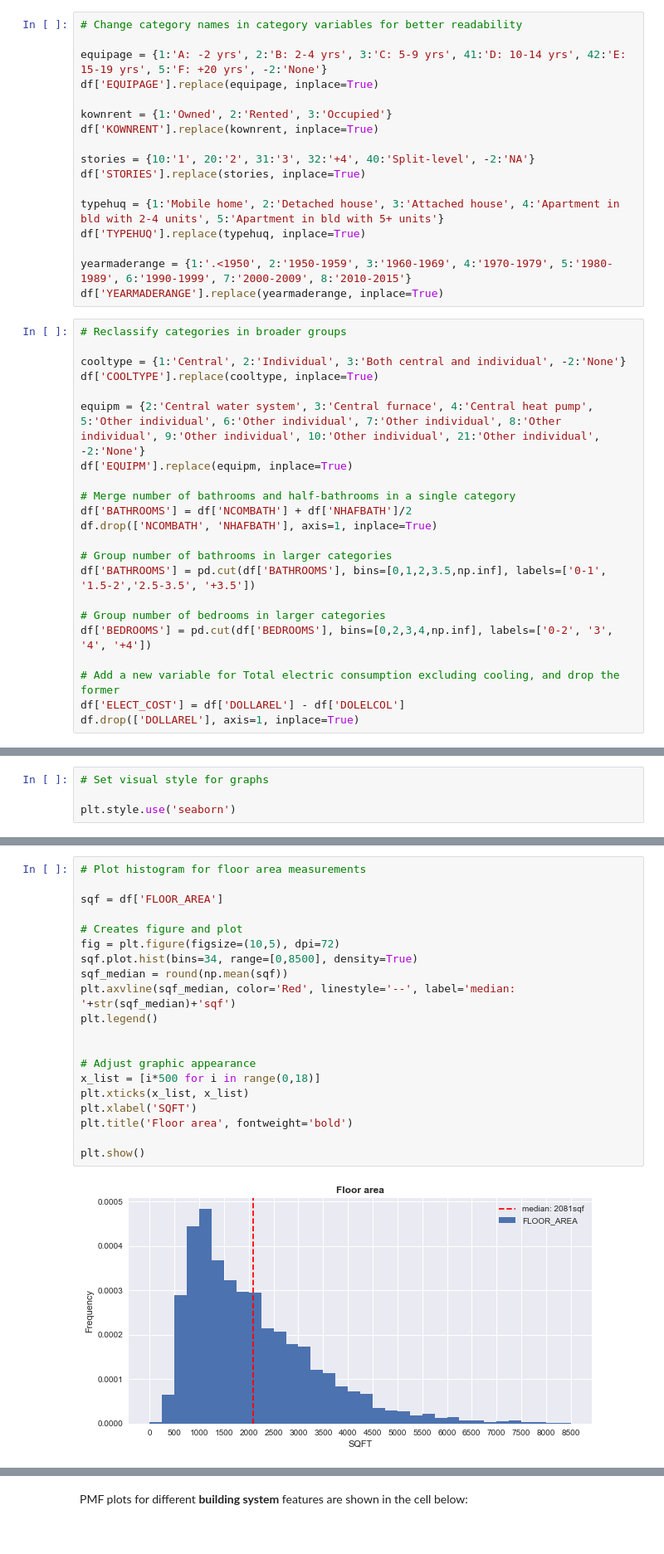
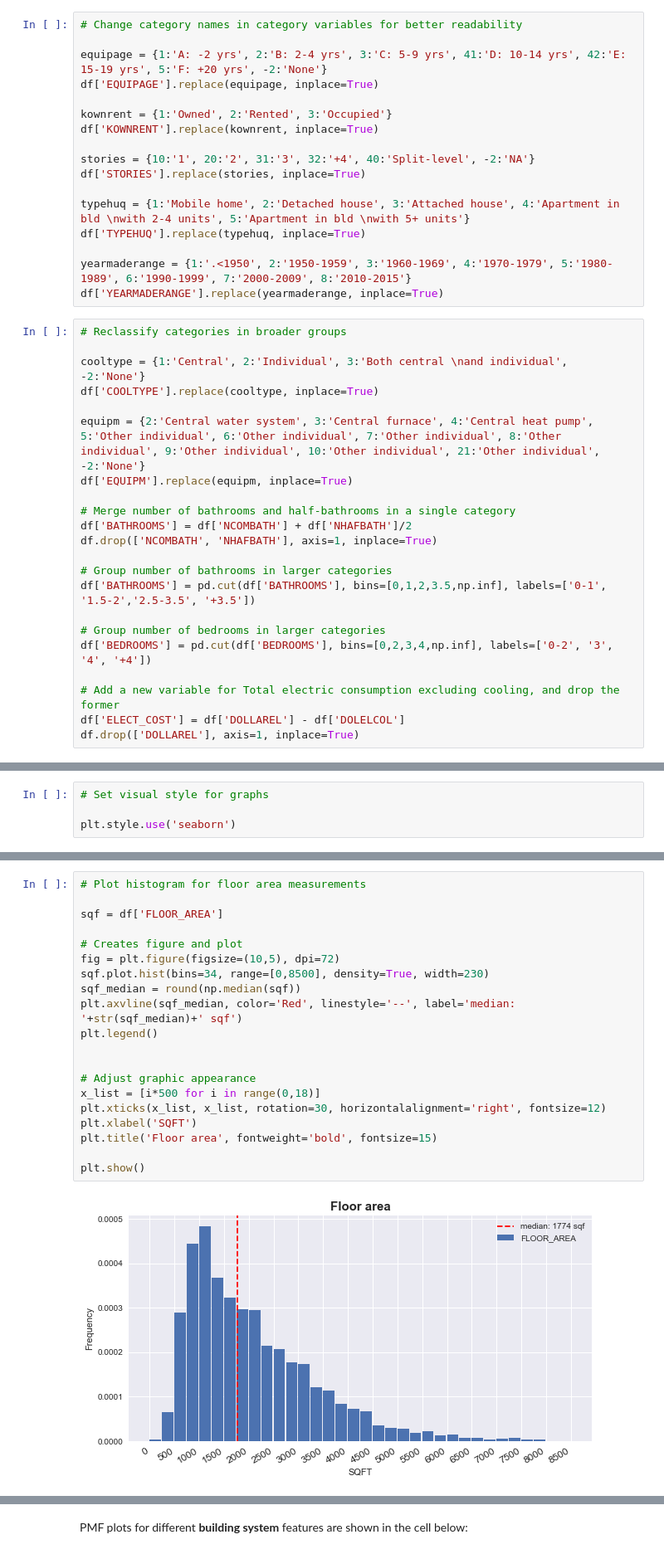
Before and after one commit to jvrnuno/Capstone-2, a Jupyter notebook: notebooks/1A_JNT_collection_and_inspection.ipynb, the cells around one changed output, grey strips where cells are left out. Shown at 83% size. Cells and saved outputs as stored; diff of their text form.

```diff
--- a/notebooks/1A_JNT_collection_and_inspection.ipynb
+++ b/notebooks/1A_JNT_collection_and_inspection.ipynb
@@ -195,7 +203,7 @@ df['KOWNRENT'].replace(kownrent, inplace=True)
 stories = {10:'1', 20:'2', 31:'3', 32:'+4', 40:'Split-level', -2:'NA'}
 df['STORIES'].replace(stories, inplace=True)
 
-typehuq = {1:'Mobile home', 2:'Detached house', 3:'Attached house', 4:'Apartment in bld with 2-4 units', 5:'Apartment in bld with 5+ units'}
+typehuq = {1:'Mobile home', 2:'Detached house', 3:'Attached house', 4:'Apartment in bld \nwith 2-4 units', 5:'Apartment in bld \nwith 5+ units'}
 df['TYPEHUQ'].replace(typehuq, inplace=True)
 
 yearmaderange = {1:'.<1950', 2:'1950-1959', 3:'1960-1969', 4:'1970-1979', 5:'1980-1989', 6:'1990-1999', 7:'2000-2009', 8:'2010-2015'}
@@ -203,7 +211,7 @@ df['YEARMADERANGE'].replace(yearmaderange, inplace=True)
 # %%
 # Reclassify categories in broader groups
 
-cooltype = {1:'Central', 2:'Individual', 3:'Both central and individual', -2:'None'}
+cooltype = {1:'Central', 2:'Individual', 3:'Both central \nand individual', -2:'None'}
 df['COOLTYPE'].replace(cooltype, inplace=True)
 
 equipm = {2:'Central water system', 3:'Central furnace', 4:'Central heat pump', 5:'Other individual', 6:'Other individual', 7:'Other individual', 8:'Other individual', 9:'Other individual', 10:'Other individual', 21:'Other individual', -2:'None'}
@@ -330,23 +336,23 @@ Floor area represents other important explanatory factor for units' energy consu
 # %%
 # Plot histogram for floor area measurements
 
 sqf = df['FLOOR_AREA']
 
 # Creates figure and plot
 fig = plt.figure(figsize=(10,5), dpi=72)
-sqf.plot.hist(bins=34, range=[0,8500], density=True)
-sqf_median = round(np.mean(sqf))
-plt.axvline(sqf_median, color='Red', linestyle='--', label='median: '+str(sqf_median)+'sqf')
+sqf.plot.hist(bins=34, range=[0,8500], density=True, width=230)
+sqf_median = round(np.median(sqf))
+plt.axvline(sqf_median, color='Red', linestyle='--', label='median: '+str(sqf_median)+' sqf')
 plt.legend()
 
 
 # Adjust graphic appearance
 x_list = [i*500 for i in range(0,18)]
-plt.xticks(x_list, x_list)
+plt.xticks(x_list, x_list, rotation=30, horizontalalignment='right', fontsize=12)
 plt.xlabel('SQFT')
-plt.title('Floor area', fontweight='bold')
+plt.title('Floor area', fontweight='bold', fontsize=15)
 
 plt.show()
 # %% [output]
-[figure, old version]
+[figure, new version]
 # %% [markdown]
```
Also changed, not shown: parts of 26 cells of this notebook, 22 other files.
